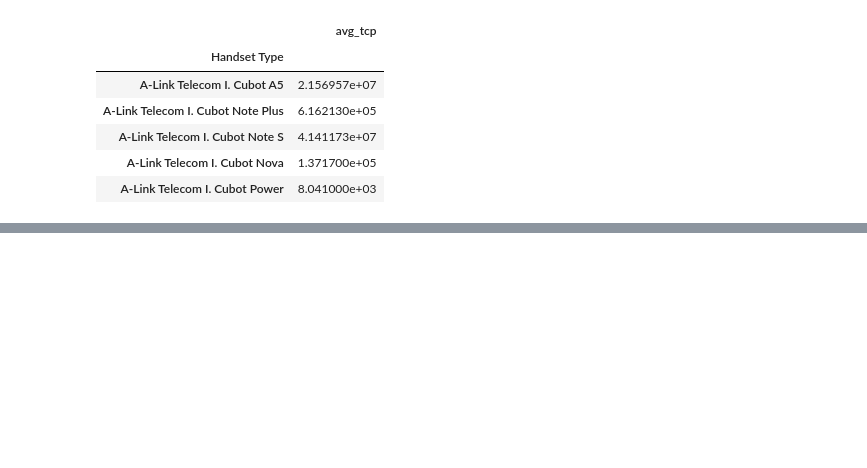
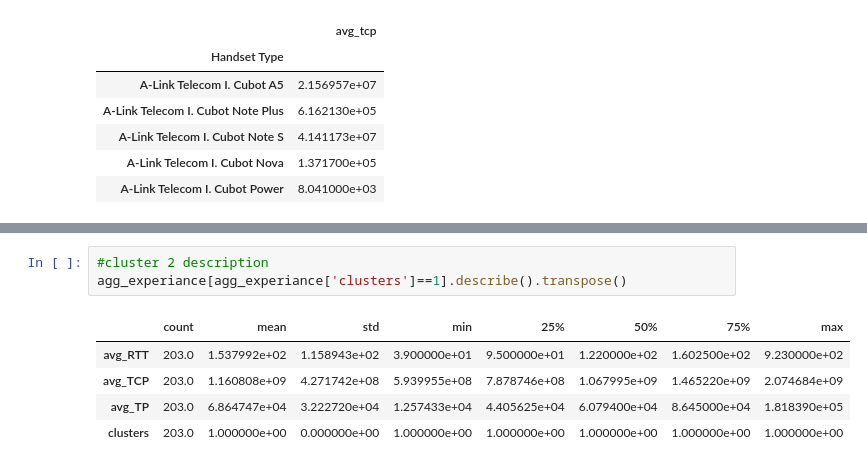
Before and after one commit to Keriii/week_1, a Jupyter notebook: notebook/User Experiance Analysis.ipynb, the cells around one changed output, grey strips where cells are left out. Saved outputs shown, nothing was run; the diff lists cells and outputs as text; blank space fills up the shorter version.

```diff
--- a/notebook/User Experiance Analysis.ipynb
+++ b/notebook/User Experiance Analysis.ipynb
@@ -245,0 +270,9 @@ Task 4.4 - Using the experience metrics above, perform a k-means clustering (whe
+# %%
+#cluster 2 description
+agg_experiance[agg_experiance['clusters']==1].describe().transpose()
+# %% [output]
+|  | count | mean | std | min | 25% | 50% | 75% | max |
+| avg_RTT | 203.0 | 1.537992e+02 | 1.158943e+02 | 3.900000e+01 | 9.500000e+01 | 1.220000e+02 | 1.602500e+02 | 9.230000e+02 |
+| avg_TCP | 203.0 | 1.160808e+09 | 4.271742e+08 | 5.939955e+08 | 7.878746e+08 | 1.067995e+09 | 1.465220e+09 | 2.074684e+09 |
+| avg_TP | 203.0 | 6.864747e+04 | 3.222720e+04 | 1.257433e+04 | 4.405625e+04 | 6.079400e+04 | 8.645000e+04 | 1.818390e+05 |
+| clusters | 203.0 | 1.000000e+00 | 0.000000e+00 | 1.000000e+00 | 1.000000e+00 | 1.000000e+00 | 1.000000e+00 | 1.000000e+00 |
```
Also changed, not shown: parts of 9 cells of this notebook.
